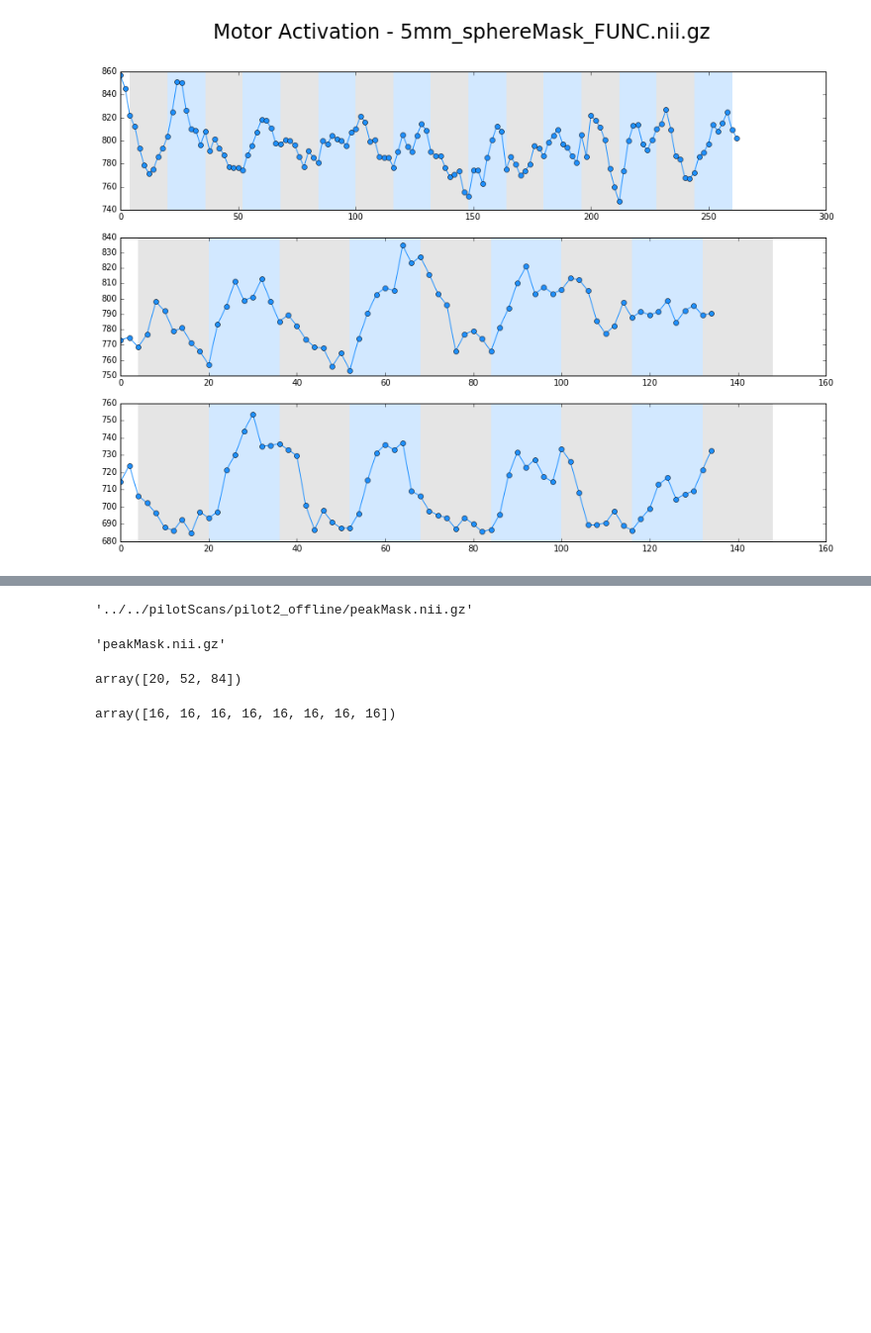
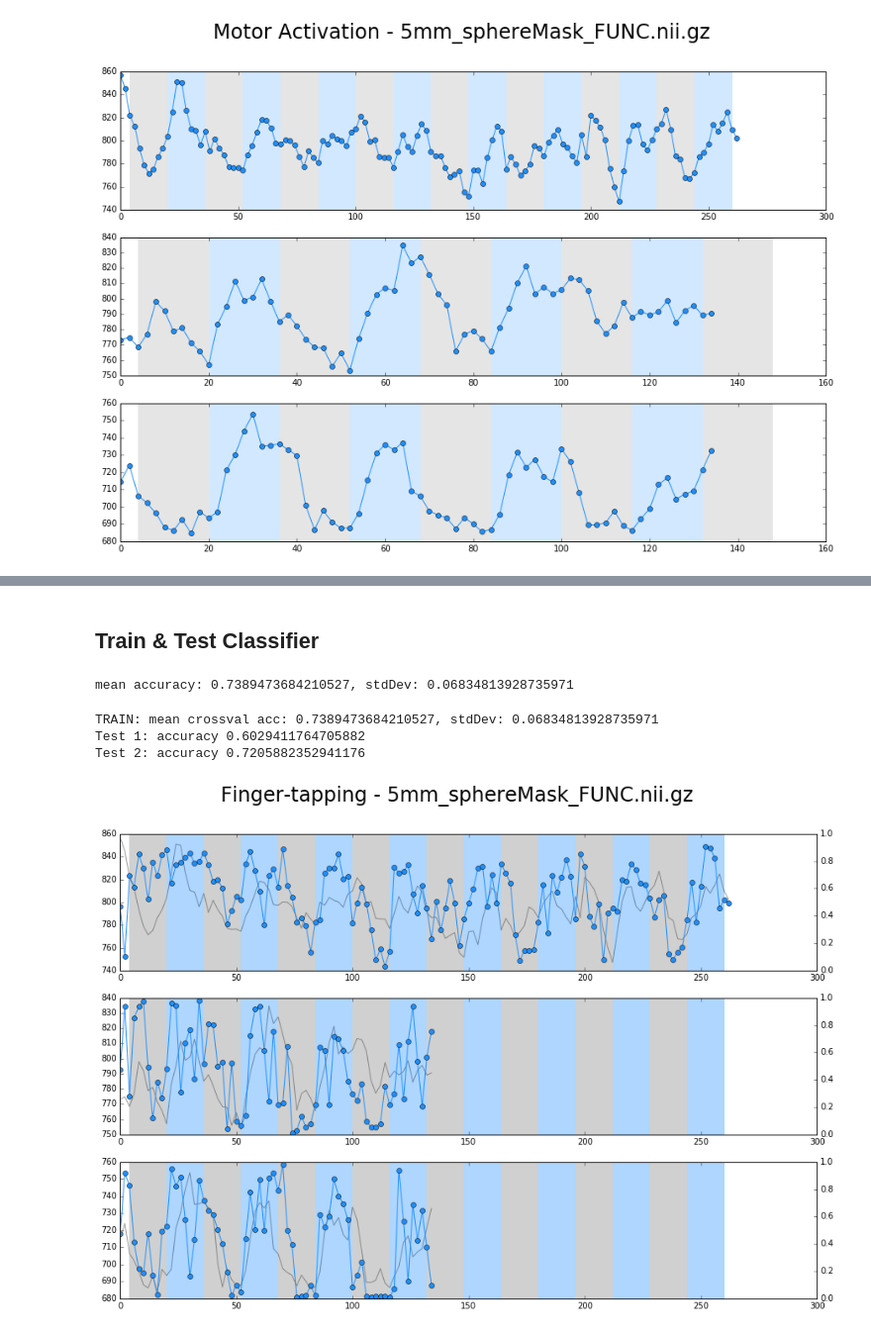
Before and after one commit to jeffmacinnes/b2b, a Jupyter notebook: analysis/pilot2/pilot2_analyses.ipynb, the cells around one changed output, grey strips where cells are left out. Shown: that part at 99% size. Saved outputs shown, nothing was run; the diff lists cells and outputs as text; code cells hidden in the pictures; blank space fills up the shorter version.

Commit message:
pilot2 analyses

```diff
--- a/analysis/pilot2/pilot2_analyses.ipynb
+++ b/analysis/pilot2/pilot2_analyses.ipynb
@@ -117,16 +125,2 @@ a = join(rtDir, 'peakMask.nii.gz')
-# %%
-a
-# %% [output]
-'../../pilotScans/pilot2_offline/peakMask.nii.gz'
-# %%
-os.path.split(a)[-1]
-# %% [output]
-'peakMask.nii.gz'
-# %%
-active[active<116]
-# %% [output]
-array([20, 52, 84])
-# %%
-active-rest
-# %% [output]
-array([16, 16, 16, 16, 16, 16, 16, 16])
+# %% [markdown]
+## Train & Test Classifier
@@ -132,0 +236,9 @@ array([16, 16, 16, 16, 16, 16, 16, 16])
+# %%
+funcFile = join(rtDir, 'func_0000.nii.gz')
+maskFile = join(rtDir, '5mm_sphereMask_FUNC.nii.gz')
+labelsFile = join(rtDir, 'timingFiles/fullRunLabels_excl2.txt')
+
+clf = buildClassifier(funcFile, maskFile, labelsFile)
+pc, pp = applyClassifier(funcFile, maskFile, clf)
+# %% [output]
+mean accuracy: 0.7389473684210527, stdDev: 0.06834813928735971
@@ -132,0 +376,13 @@ array([16, 16, 16, 16, 16, 16, 16, 16])
+# %%
+trainRun = join(rtDir, 'func_0000.nii.gz')
+testRun1 = join(rtDir, 'func_0001.nii.gz')
+testRun2 = join(rtDir, 'func_0002.nii.gz')
+maskFile = join(rtDir, '5mm_sphereMask_FUNC.nii.gz')
+labelsFile = join(rtDir, 'timingFiles/fullRunLabels_excl2.txt')
+
+plotClassifierResults(maskFile, labelsFile, trainRun, testRun1, testRun2, 'finger-tapping')
+# %% [output]
+TRAIN: mean crossval acc: 0.7389473684210527, stdDev: 0.06834813928735971
+Test 1: accuracy 0.6029411764705882
+Test 2: accuracy 0.7205882352941176
+[figure, added]
```
Also changed, not shown: parts of 11 cells of this notebook.
